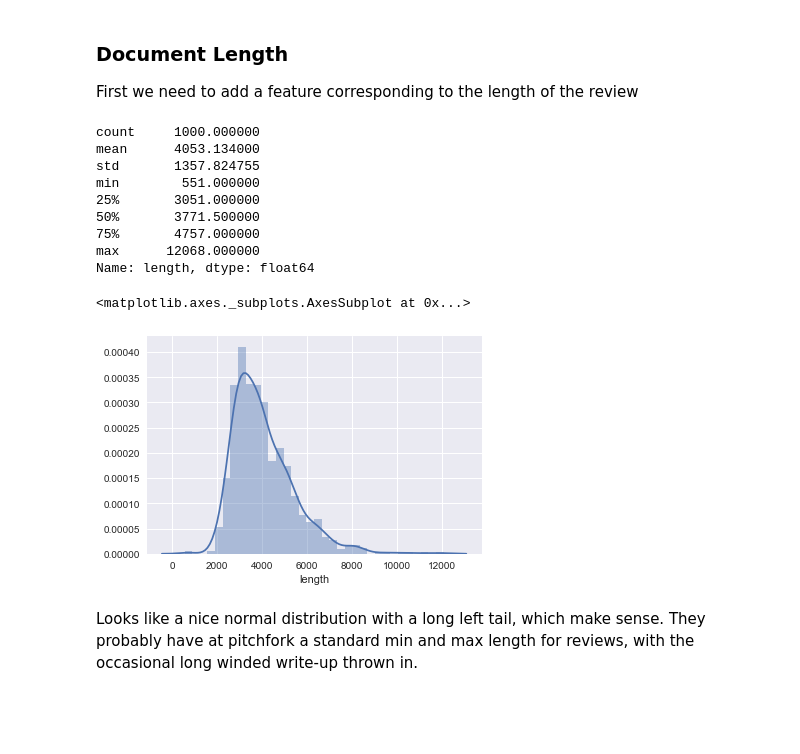
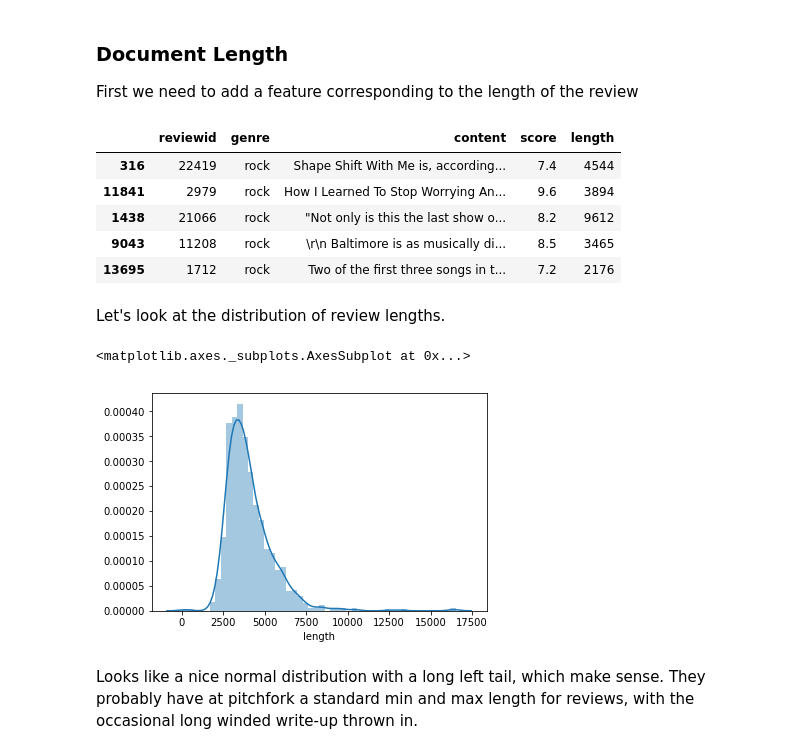
Before and after one commit to ncmatson/SMU_ML_Labs, a Jupyter notebook: 02smuml_lab/lab2.ipynb, the cells around one changed output. Cells and saved outputs as stored; diff of their text form; code cells hidden in the pictures; blank space fills up the shorter version.

```diff
--- a/02smuml_lab/lab2.ipynb
+++ b/02smuml_lab/lab2.ipynb
@@ -60,7 +60,7 @@ memory usage: 1.8+ MB
 # %% [markdown]
 All we want from the meta data is the score and best_new_music feature, because we want to see if we can label the reviewers feelings about the album from the text itself.
 # %%
-meta.drop(['title','artist', 'url', 'author', 'author_type', 'pub_date', 'pub_weekday', 'pub_day', 'pub_month', 'pub_year'], axis=1, inplace=True)
+meta.drop(['title','artist', 'url', 'author', 'author_type', 'best_new_music', 'pub_date', 'pub_weekday', 'pub_day', 'pub_month', 'pub_year'], axis=1, inplace=True)
 meta.info()
 meta.head()
 # %% [output]
@@ -156,7 +153,7 @@ memory usage: 751.0+ KB
 # %% [markdown]
 That's a lot of reviews, for efficiency's sake lets just take a sample
 # %%
-df = df.sample(n=1000).dropna()
-df.info()
+df_sample = df.sample(n=1000).dropna()
+df_sample.info()
 # %% [output]
 <class 'pandas.core.frame.DataFrame'>
@@ -317,24 +318,22 @@ df.head()
 ### Document Length
 First we need to add a feature corresponding to the length of the review
 # %%
-df['length'] = df.content.str.len()
+df_sample['length'] = df.content.str.len()
+df_sample.head()
+# %% [output]
+|  | reviewid | genre | content | score | length |
+| 316 | 22419 | rock | Shape Shift With Me is, according... | 7.4 | 4544 |
+| 11841 | 2979 | rock | How I Learned To Stop Worrying An... | 9.6 | 3894 |
+| 1438 | 21066 | rock | "Not only is this the last show o... | 8.2 | 9612 |
+| 9043 | 11208 | rock | \r\n Baltimore is as musically di... | 8.5 | 3465 |
+| 13695 | 1712 | rock | Two of the first three songs in t... | 7.2 | 2176 |
-# %%
-df.length.describe()
-# %% [output]
-count     1000.000000
-mean      4053.134000
-std       1357.824755
-min        551.000000
-25%       3051.000000
-50%       3771.500000
-75%       4757.000000
-max      12068.000000
-Name: length, dtype: float64
+# %% [markdown]
+Let's look at the distribution of review lengths.
 # %%
-sns.distplot(df.length)
+sns.distplot(df_sample.length)
 # %% [output]
 <matplotlib.axes._subplots.AxesSubplot at 0x...>
-[figure, old version]
+[figure, new version]
 # %% [markdown]
 Looks like a nice normal distribution with a long left tail, which make sense.  They probably have at pitchfork a standard min and max length for reviews, with the occasional long winded write-up thrown in.
 # %% [markdown]
```
Also changed, not shown: parts of 67 cells of this notebook.
